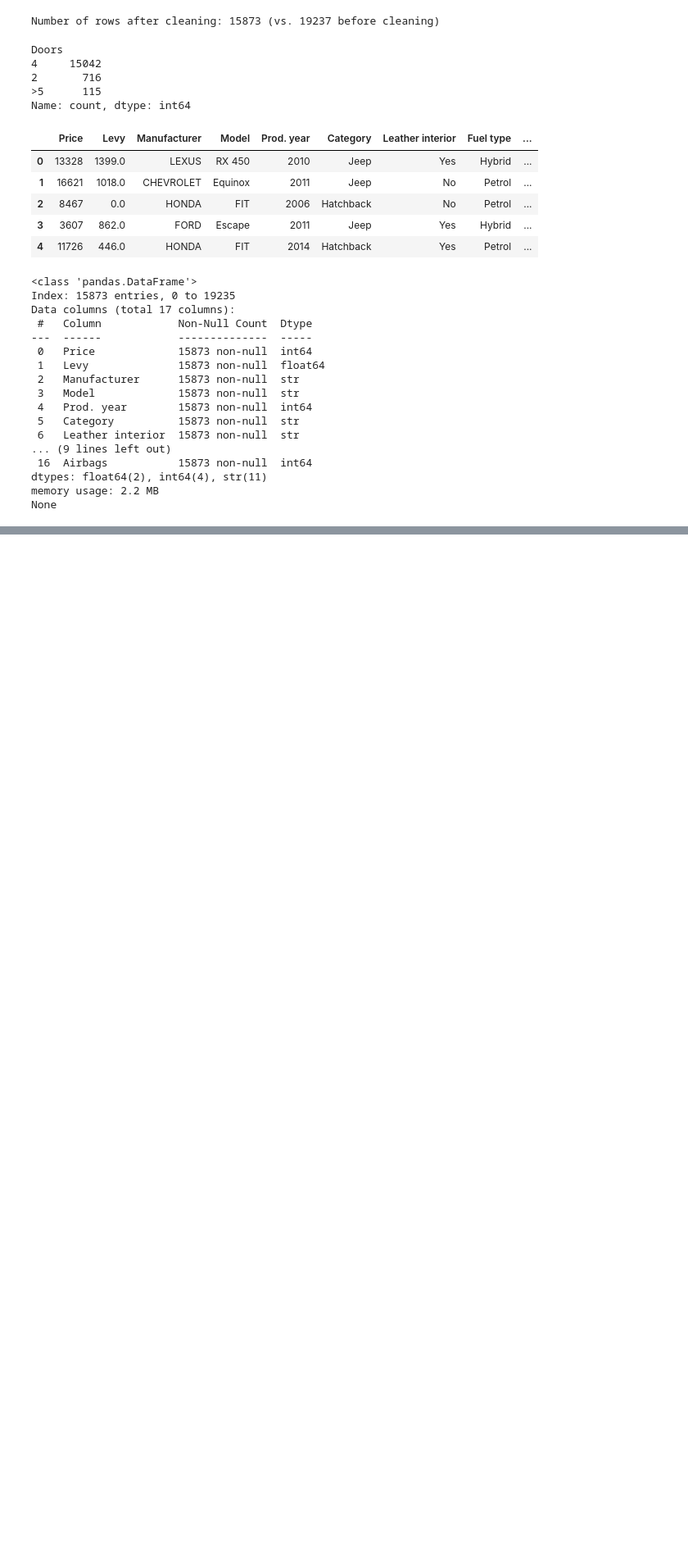
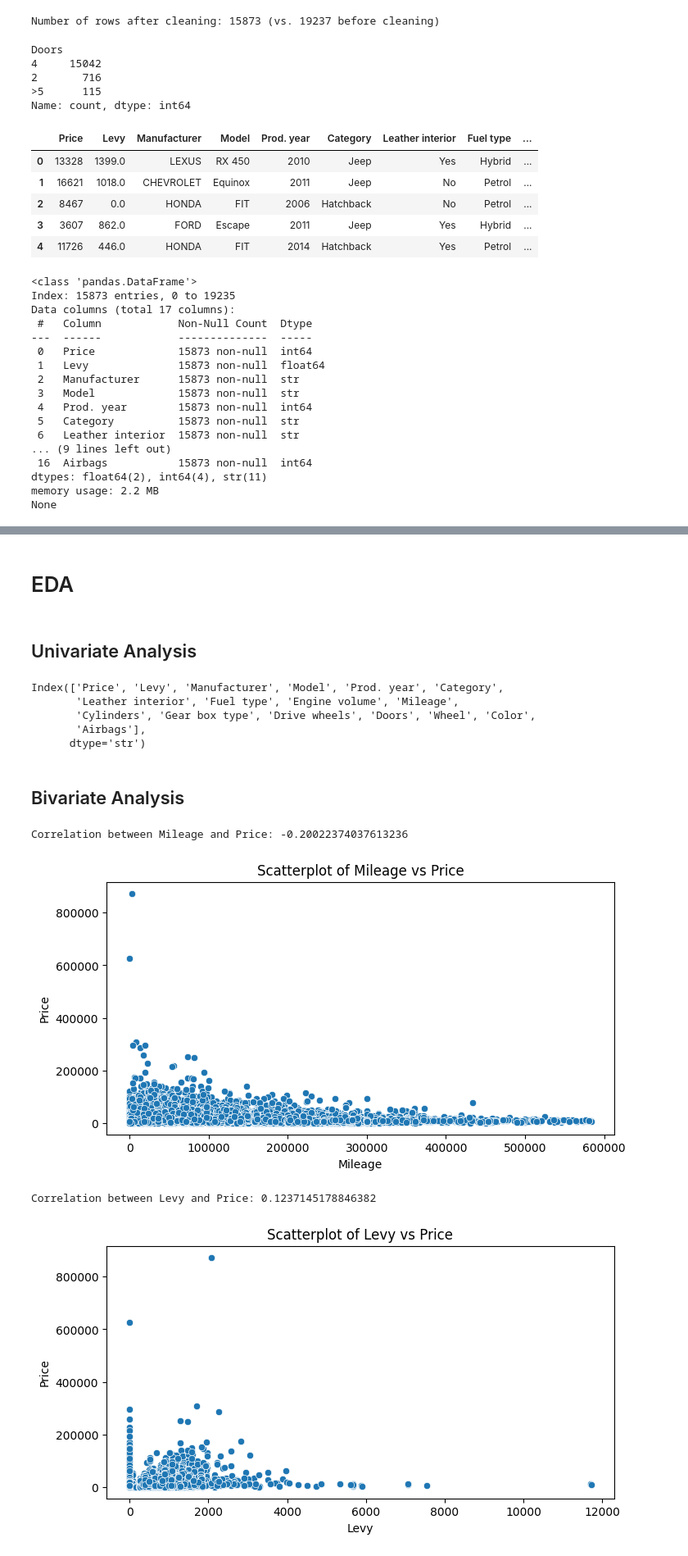
Before and after one commit to dinis2296/car-price-prediction-regression, a Jupyter notebook: notebook/Project 2 - Car Price Regression.ipynb, the cells around one changed output, grey strips where cells are left out. Shown at 82% size. Saved outputs shown, nothing was run; the diff lists cells and outputs as text; code cells hidden in the pictures; blank space fills up the shorter version.

```diff
--- a/notebook/Project 2 - Car Price Regression.ipynb
+++ b/notebook/Project 2 - Car Price Regression.ipynb
@@ -207,0 +214,33 @@ None
+# %% [markdown]
+# EDA
+# %% [markdown]
+## Univariate Analysis
+# %%
+# Separate numerical and categorical variables
+print(df.columns)
+numerical_cols = ['Mileage', 'Price', 'Levy']
+categorical_cols = ['Cylinders', 'Gear box type', 'Drive wheels', 'Doors', 'Wheel', 'Color', 'Airbags', 'Leather interior', 'Fuel type', 'Engine volume','Manufacturer', 'Model', 'Prod. year', 'Category']
+# %% [output]
+Index(['Price', 'Levy', 'Manufacturer', 'Model', 'Prod. year', 'Category',
+       'Leather interior', 'Fuel type', 'Engine volume', 'Mileage',
+       'Cylinders', 'Gear box type', 'Drive wheels', 'Doors', 'Wheel', 'Color',
+       'Airbags'],
+      dtype='str')
+# %% [markdown]
+## Bivariate Analysis
+# %%
+# Visualize relationship between numerical variables and target variable 'Price'
+for col in numerical_cols:
+    if col != 'Price':
+        print(f"Correlation between {col} and Price: {df['Price'].corr(df[col])}")
+        plt.figure(figsize=(8, 4))
+        sns.scatterplot(x=df[col], y=df['Price'])
+        plt.title(f"Scatterplot of {col} vs Price")
+        plt.xlabel(col)
+        plt.ylabel("Price")
+        plt.show()
+# %% [output]
+Correlation between Mileage and Price: -0.20022374037613236
+[figure, added]
+Correlation between Levy and Price: 0.1237145178846382
+[figure, added]
```
Also changed, not shown: parts of 3 cells of this notebook.
